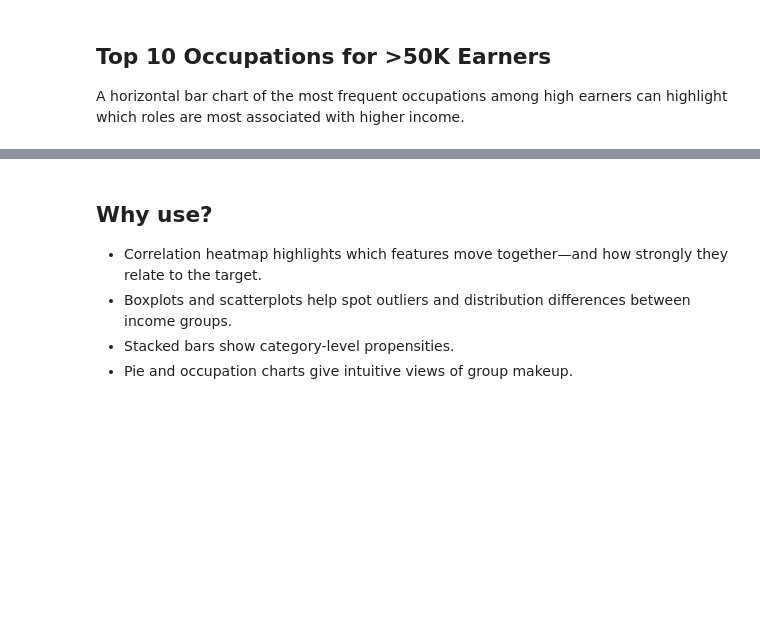
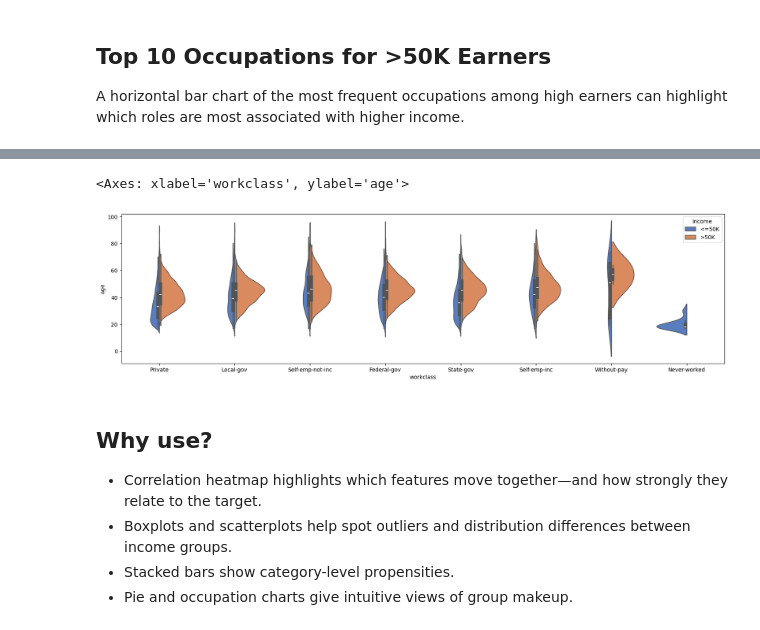
Before and after one commit to fernandobalieiro/JNations-2025, a Jupyter notebook: notebooks/Workshop.ipynb, the cells around one changed output, grey strips where cells are left out. Saved outputs shown, nothing was run; the diff lists cells and outputs as text; code cells hidden in the pictures; blank space fills up the shorter version.

```diff
--- a/notebooks/Workshop.ipynb
+++ b/notebooks/Workshop.ipynb
@@ -160,10 +231,14 @@ plt.show()
 # %%
 from matplotlib import pyplot
 a4_dims = (20, 5)
 fig, ax = pyplot.subplots(figsize=a4_dims)
-ax = sns.violinplot(x="occupation", y="age", hue="income",
+ax = sns.violinplot(x="workclass", y="age", hue="income",
                     data=df, gridsize=100, palette="muted", split=True, saturation=0.75)
 ax
+# TODO: Test this with other categorical features
+# %% [output]
+<Axes: xlabel='workclass', ylabel='age'>
+[figure, added]
 # %% [markdown]
 
 ## Why use?
```
Also changed, not shown: parts of 26 cells of this notebook, 1 other file.
